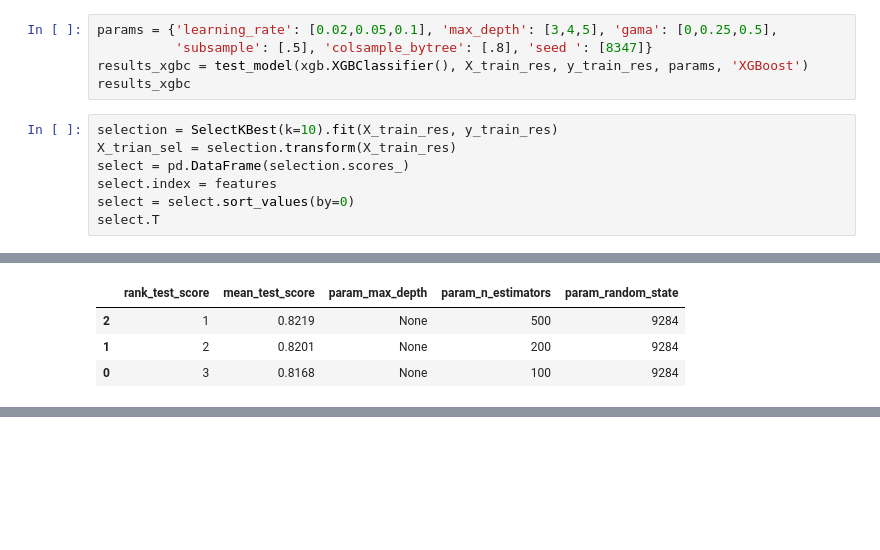
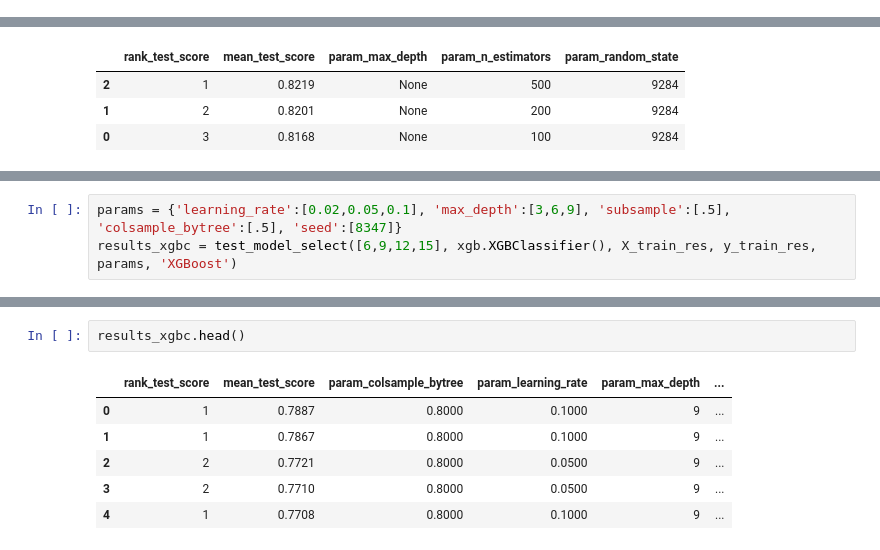
Before and after one commit to ViniciusCastillo/Test_Einstein, a Jupyter notebook: notebooks/Classification_Test.ipynb, the cells around one changed output, grey strips where cells are left out. Drawn from its saved outputs; the diff is of its cells as text; blank space fills up the shorter version.

```diff
--- a/notebooks/Classification_Test.ipynb
+++ b/notebooks/Classification_Test.ipynb
@@ -338,12 +2,0 @@ results_rfc
-# %%
-params = {'learning_rate': [0.02,0.05,0.1], 'max_depth': [3,4,5], 'gama': [0,0.25,0.5],
-          'subsample': [.5], 'colsample_bytree': [.8], 'seed ': [8347]}
-results_xgbc = test_model(xgb.XGBClassifier(), X_train_res, y_train_res, params, 'XGBoost')
-results_xgbc
-# %%
-selection = SelectKBest(k=10).fit(X_train_res, y_train_res)
-X_trian_sel = selection.transform(X_train_res)
-select = pd.DataFrame(selection.scores_)
-select.index = features
-select = select.sort_values(by=0)
-select.T
@@ -514,0 +534,3 @@ results_rfc.head()
+# %%
+params = {'learning_rate':[0.02,0.05,0.1], 'max_depth':[3,6,9], 'subsample':[.5], 'colsample_bytree':[.5], 'seed':[8347]}
+results_xgbc = test_model_select([6,9,12,15], xgb.XGBClassifier(), X_train_res, y_train_res, params, 'XGBoost')
@@ -514,0 +555,9 @@ results_rfc.head()
+# %%
+results_xgbc.head()
+# %% [output]
+|  | rank_test_score | mean_test_score | param_colsample_bytree | param_learning_rate | param_max_depth | ... |
+| 0 | 1 | 0.7887 | 0.8000 | 0.1000 | 9 | ... |
+| 1 | 1 | 0.7867 | 0.8000 | 0.1000 | 9 | ... |
+| 2 | 2 | 0.7721 | 0.8000 | 0.0500 | 9 | ... |
+| 3 | 2 | 0.7710 | 0.8000 | 0.0500 | 9 | ... |
+| 4 | 1 | 0.7708 | 0.8000 | 0.1000 | 9 | ... |
```
Also changed, not shown: parts of 68 cells of this notebook.
